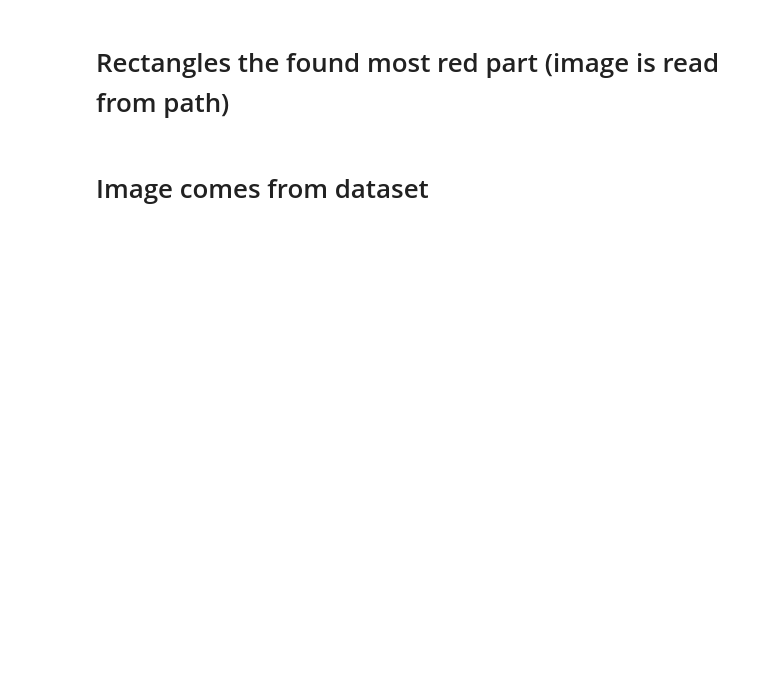
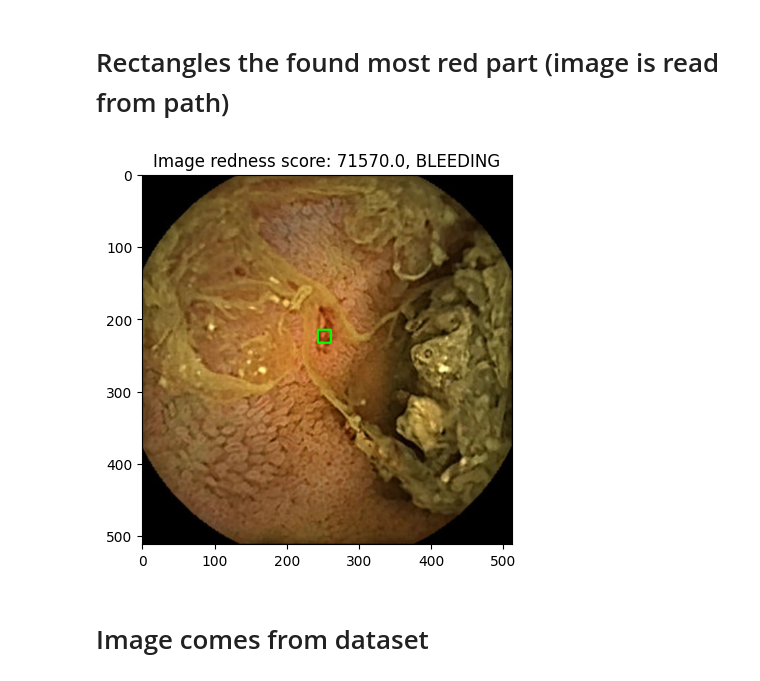
Before and after one commit to jan1na/Bleeding-Detecting-on-Capsule-Endoscopy, a Jupyter notebook: scripts/classical_method_meric.ipynb, the cells around one changed output. Drawn from its saved outputs; the diff is of its cells as text; code cells hidden in the pictures; blank space fills up the shorter version.

```diff
--- a/scripts/classical_method_meric.ipynb
+++ b/scripts/classical_method_meric.ipynb
@@ -87,20 +139,25 @@ test_dataloader = DataLoader(test_dataset, batch_size=1, shuffle=False)
 # %% [markdown]
 ## Creating Decision Function
 # %%
-def torch_tensor_to_RGB_numpy(image):
-    image = np.transpose(image, (1, 2, 0))
-    image = cv2.cvtColor(image, cv2.COLOR_BGR2RGB)
+def function(image, window_size=18, red_multiplier=5.5, green_multiplier=-9.5, blue_multiplier=-0.5, percentile=10):
+    """
+    Detect and highlight the most reddish area in an image based on a weighted redness score.
 
-    return image
-
-def function(image, window_size=18, red_multiplier=5.5, green_multiplier=-9.5, blue_multiplier=-0.5, percentile=2):
+    :param image: Input image in NumPy array format with shape (H, W, C)
+    :param window_size: Size of the sliding window for redness evaluation
+    :param red_multiplier: Weight for the red channel in the redness score calculation
+    :param green_multiplier: Weight for the green channel in the redness score calculation
+    :param blue_multiplier: Weight for the blue channel in the redness score calculation
+    :param percentile: Percentage of the most reddish pixels to consider for evaluation
+    :return: Maximum redness score and the modified image with the highlighted region
+    """
 
     image_rgb = image.astype(np.float32)
 
     redness_score = image_rgb[:, :, 0] * red_multiplier + image_rgb[:, :, 1] * green_multiplier + image_rgb[:, :, 2] * blue_multiplier
 
     # remove found spots outside the image
-    mask = cv2.imread("mask_meric.png", cv2.IMREAD_GRAYSCALE)
+    mask = cv2.imread("mask.png", cv2.IMREAD_GRAYSCALE)
 
     redness_score = redness_score - np.abs((mask * np.min(redness_score)))
 
@@ -138,7 +195,6 @@ def function(image, window_size=18, red_multiplier=5.5, green_multiplier=-9.5, b
     right_lower_column_row = [min(w, best_coords[1] + window_size//2), min(h, best_coords[0] + window_size//2)]
     cv2.rectangle(image_rgb, left_upper_column_row, right_lower_column_row, (0, 255, 0), 2)
 
-
     return max_score, image_rgb
 
 decision_function = function
@@ -163,19 +310,21 @@ plt.show()
 # %%
 image = cv2.imread(path)
 image = image[32:544, 32:544] # cropping image to get rid of the black borders
 image[:48,:48] = [0,0,0] # painting the upper left corner if there is a gray square
 image[:31, 452:] = [0,0,0] # painting the upper right corner if there is white text parts
 image = np.transpose(image, [2,0,1]) # adjust the axises into the pytorch dimensions of [B, C, W, H]
-np_image = torch_tensor_to_RGB_numpy(image)
+np_image = image_to_RGB_numpy(image)
 score, annotated_image = decision_function(np_image, *[18, 5.5, -9.5, -0.5, 10])
 plt.imshow(annotated_image)
 
 if score < THRESHOLD:
     plt.title(f"Image redness score: {score}, HEALTHY")
 else:
     plt.title(f"Image redness score: {score}, BLEEDING")
 
 plt.show()
+# %% [output]
+[figure, added]
 # %% [markdown]
 # Image comes from dataset
 # %%
```
Also changed, not shown: parts of 15 cells of this notebook, 2 other files.
